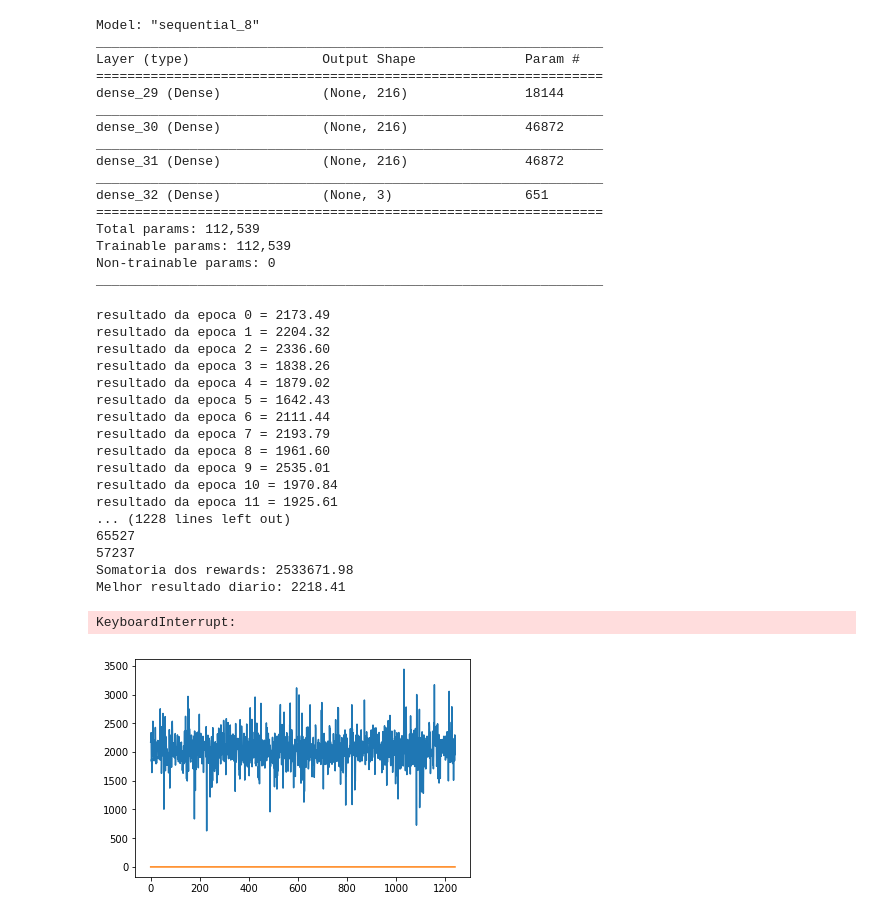
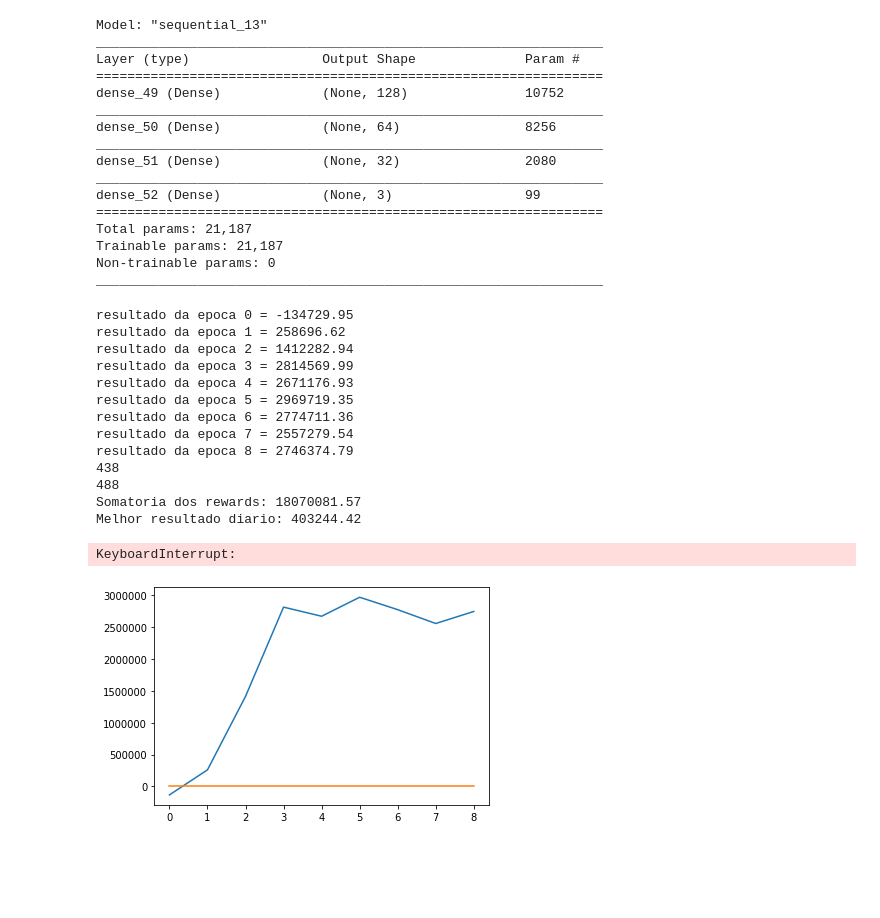
Before and after one commit to pigortekids/TCCgit, a Jupyter notebook: brunao/tensorflow_2.0/DQN_treino_1.ipynb, the cells around one changed output. Drawn from its saved outputs; the diff is of its cells as text; code cells hidden in the pictures; blank space fills up the shorter version.

```diff
--- a/brunao/tensorflow_2.0/DQN_treino_1.ipynb
+++ b/brunao/tensorflow_2.0/DQN_treino_1.ipynb
@@ -23,7 +23,7 @@ posicao_max = 50 #define variavel para normalizar a posicao
 
 versao_arquivo = 1
 
-carregar_pesos = True
+carregar_pesos = False
 carregar_epoca_epsilon = False
 epoca_init = 0
 if carregar_epoca_epsilon:
@@ -88,9 +88,9 @@ class DQNAgent:
         self.janela = janela
         self.n_variaveis = n_variaveis
         self.limpa_memoria()
-        self.gamma = 0.90       # discount rate
+        self.gamma = 0.99       # discount rate
         self.epsilon = epsilon  # exploration rate
-        self.learning_rate = 0.001
+        self.learning_rate = 0.000001
         self.model = self.cria_modelo()
         self.model.summary()
 
@@ -98,11 +98,21 @@ class DQNAgent:
     def cria_modelo(self):
         # Neural Net for Deep-Q learning Model
         model = Sequential()
+        """
         model.add(Dense(self.n_neuronios, input_dim=self.state_size, activation='relu')) #camada de entrada (escondida)
         model.add(Dense(self.n_neuronios, activation='relu')) #camada escondida
         model.add(Dense(self.n_neuronios, activation='relu')) #camada escondida
         model.add(Dense(self.action_size, activation='softmax')) #camada de saida
         model.compile(loss='categorical_crossentropy', optimizer=tf.train.AdamOptimizer(learning_rate=self.learning_rate)) #compilador
+        """
+
+        model.add(Dense(128, input_dim=self.state_size, activation='relu')) #camada de entrada (escondida)
+        model.add(Dense(64, activation='relu')) #camada escondida
+        model.add(Dense(32, activation='relu')) #camada escondida
+        model.add(Dense(self.action_size, activation='softmax')) #camada de saida
+        model.compile(loss='categorical_crossentropy', optimizer=tf.train.AdamOptimizer(learning_rate=self.learning_rate)) #compilador
+
+
         return model
 
     def limpa_memoria(self):
@@ -141,20 +151,20 @@ class DQNAgent:
 ########################  DECLARA MODELO ################################
 modelo = DQNAgent(n_entradas, n_saidas, epsilon, janela, n_neuronios, n_variaveis)
 # %% [output]
-Model: "sequential_8"
+Model: "sequential_13"
 _________________________________________________________________
 Layer (type)                 Output Shape              Param #
 =================================================================
-dense_29 (Dense)             (None, 216)               18144
+dense_49 (Dense)             (None, 128)               10752
 _________________________________________________________________
-dense_30 (Dense)             (None, 216)               46872
+dense_50 (Dense)             (None, 64)                8256
 _________________________________________________________________
-dense_31 (Dense)             (None, 216)               46872
+dense_51 (Dense)             (None, 32)                2080
 _________________________________________________________________
-dense_32 (Dense)             (None, 3)                 651
+dense_52 (Dense)             (None, 3)                 99
 =================================================================
-Total params: 112,539
-Trainable params: 112,539
+Total params: 21,187
+Trainable params: 21,187
 Non-trainable params: 0
 _________________________________________________________________
 # %%
@@ -185,10 +195,10 @@ def obter_acao(ncont, valores_ant):
     decisao = modelo.toma_acao(valores_ant, False) #calcula a saida da rede neural
 
     if decisao == 0: #comprar
-        if ncont == 0: #s compra se no tem nada ainda
+        if ncont <= 10: #s compra se no tem nada ainda
             return 1
     elif decisao == 1: #vender
-        if ncont == 1: #s vende se tiver alguma coisa
+        if ncont >= -10: #só vende se tiver alguma coisa
             return -1
     return 0 #neutro
 
@@ -252,54 +262,50 @@ if __name__ == "__main__":
     global dias_pos
     global dias_neg
     sum_rewards_total = 0
-    modelo.epsilon = 0.01
+    modelo.epsilon = 0.03
     sr=[]
     try:
         if carregar_pesos:
             modelo.carrega_pesos('./pesos.h5')
         epoca_parou = epoca_init
         for epoca in range(epoca_init, epocas): #rodar uma quantidade de epocas
             #s=time.time()
             #print("epoca {0}\n".format(epoca)) #mostra que epoca vai rodar
             sum_rewards = rodar_dias(inputs, custo) #adiciona o resultado da epoca na somatoria
             sum_rewards_total += sum_rewards
             sr.append(sum_rewards)
             print("resultado da epoca {0} = {1:0.2f}".format(epoca, sum_rewards))
             epoca_parou += 1
             if ((epoca % 200) == 0):
                 modelo.salva_pesos('./pesos.h5')
             #e=time.time()
             #print(e-s)
             #modelo.epsilon -= epsilon_decay
     finally:
         print(dias_pos)
         print(dias_neg)
         modelo.salva_pesos('./pesos.h5')
         if carregar_epoca_epsilon:
             file = open("./epoca_epsilon.txt", "w")
             file.writelines("{0},{1}".format(epoca_parou, modelo.epsilon))
             file.close()
             print("parou na epoca {0} com epsilon {1}".format(epoca_parou, modelo.epsilon))
         print("Somatoria dos rewards: {0:0.2f}".format(sum_rewards_total))
         print("Melhor resultado diario: {0:0.2f}".format(melhor_reward))
         plt.plot(range(0, len(sr)), sr, range(0, len(sr)), np.zeros(len(sr))) #plota os valores de reward por epoca
 # %% [output]
-resultado da epoca 0 = 2173.49
-resultado da epoca 1 = 2204.32
-resultado da epoca 2 = 2336.60
-resultado da epoca 3 = 1838.26
-resultado da epoca 4 = 1879.02
-resultado da epoca 5 = 1642.43
-resultado da epoca 6 = 2111.44
-resultado da epoca 7 = 2193.79
-resultado da epoca 8 = 1961.60
-resultado da epoca 9 = 2535.01
-resultado da epoca 10 = 1970.84
-resultado da epoca 11 = 1925.61
-... (1228 lines left out)
-65527
-57237
-Somatoria dos rewards: 2533671.98
-Melhor resultado diario: 2218.41
+resultado da epoca 0 = -134729.95
+resultado da epoca 1 = 258696.62
+resultado da epoca 2 = 1412282.94
+resultado da epoca 3 = 2814569.99
+resultado da epoca 4 = 2671176.93
+resultado da epoca 5 = 2969719.35
+resultado da epoca 6 = 2774711.36
+resultado da epoca 7 = 2557279.54
+resultado da epoca 8 = 2746374.79
+438
+488
+Somatoria dos rewards: 18070081.57
+Melhor resultado diario: 403244.42
 KeyboardInterrupt:
-[figure, old version]
+[figure, new version]
```
Also changed, not shown: 1 other file.
